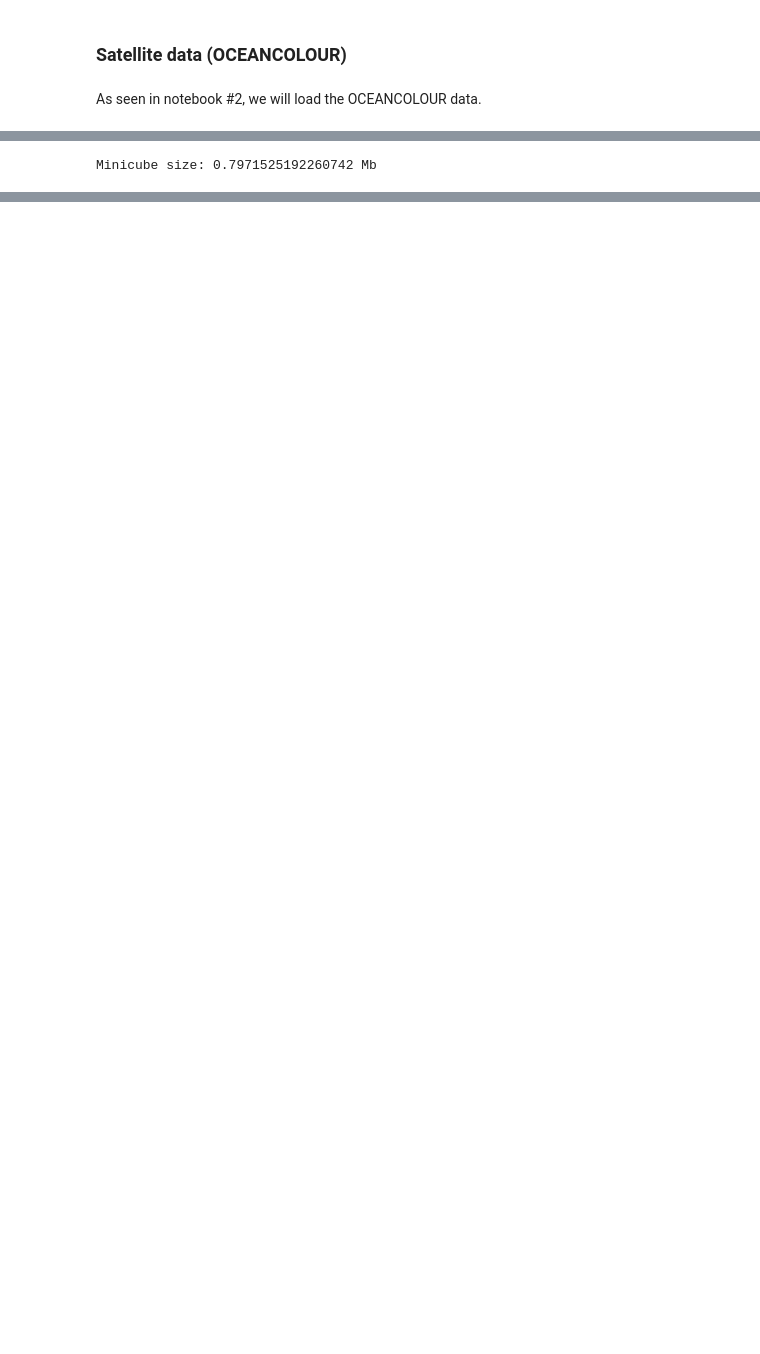
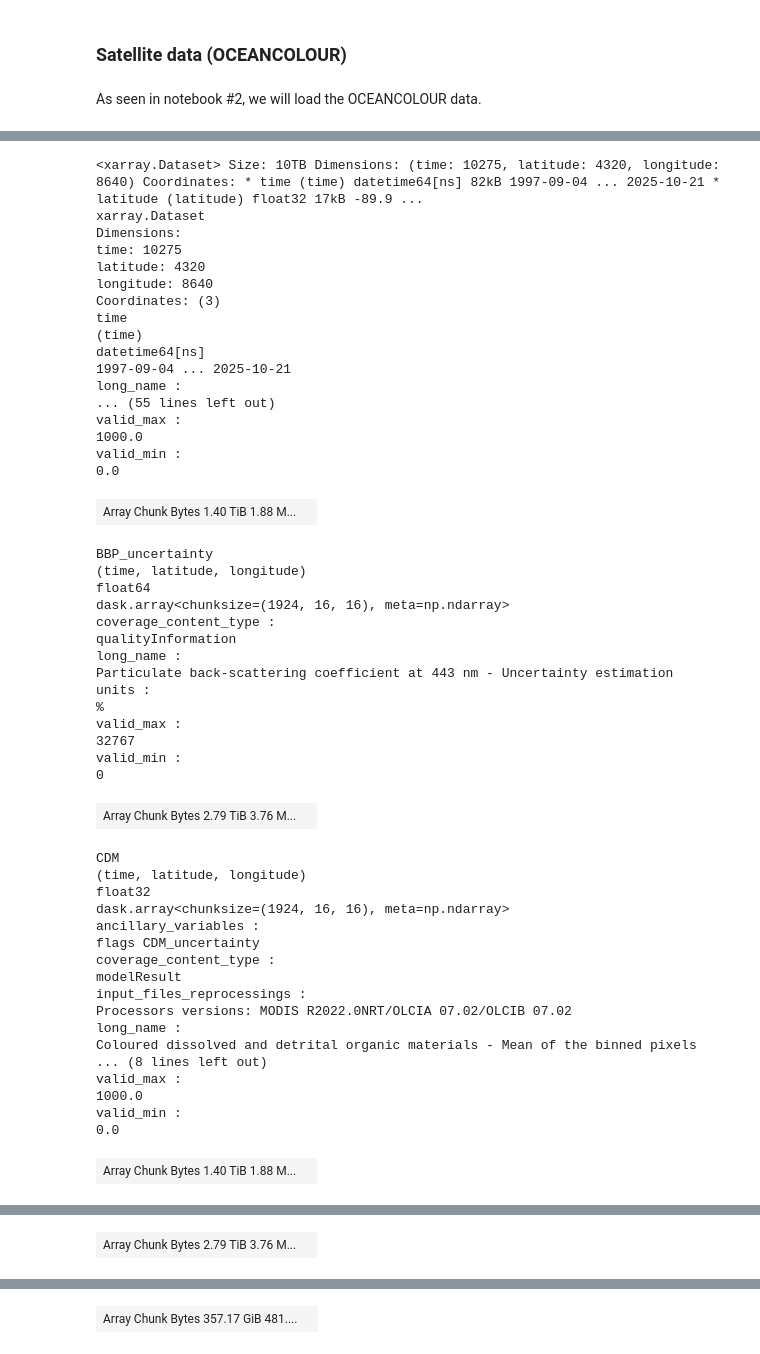
Before and after one commit to GwenaelCaer/1_bgc_argo, a Jupyter notebook: notebooks/3_Colocalizing_in-situ_and_satellite_data.ipynb, the cells around one changed output, grey strips where cells are left out. Drawn from its saved outputs; the diff is of its cells as text; code cells hidden in the pictures; blank space fills up the shorter version.

```diff
--- a/notebooks/3_Colocalizing_in-situ_and_satellite_data.ipynb
+++ b/notebooks/3_Colocalizing_in-situ_and_satellite_data.ipynb
@@ -352,4 +84,23 @@ minicube.isel(obs=4, t=0).GLO_CHL.plot(x='x', y='y', cmap='viridis')
-# %%
-print(f"Minicube size: {minicube.nbytes / (1024 ** 2)} Mb")
-# %% [output]
-Minicube size: 0.7971525192260742 Mb
+# %%
+# The different datasets required for this use case
+dataset_ids = {
+    'optics': 'cmems_obs-oc_glo_bgc-optics_my_l3-multi-4km_P1D',
+    'plankton': 'cmems_obs-oc_glo_bgc-plankton_my_l3-multi-4km_P1D',
+    'reflectance': 'cmems_obs-oc_glo_bgc-reflectance_my_l3-multi-4km_P1D',
+    'transp': 'cmems_obs-oc_glo_bgc-transp_my_l3-multi-4km_P1D',
+}
+
+# Choose a service and a dataset name
+service = 'timeseries' # or 'geoseries'
+name = 'optics'
+dataset_id = dataset_ids[name]
+# %%
+%%time
+# Open a single dataset
+grid = copernicusmarine.open_dataset(
+    dataset_id = dataset_id,
+    service = service,
+    chunk_size_limit = 1
+)
+grid
+# %% [output]
@@ -355,0 +111,51 @@ Minicube size: 0.7971525192260742 Mb
+<xarray.Dataset> Size: 10TB Dimensions: (time: 10275, latitude: 4320, longitude: 8640) Coordinates: * time (time) datetime64[ns] 82kB 1997-09-04 ... 2025-10-21 * latitude (latitude) float32 17kB -89.9 ...
+xarray.Dataset
+Dimensions:
+time: 10275
+latitude: 4320
+longitude: 8640
+Coordinates: (3)
+time
+(time)
+datetime64[ns]
+1997-09-04 ... 2025-10-21
+long_name :
+... (55 lines left out)
+valid_max :
+1000.0
+valid_min :
+0.0
+| Array Chunk Bytes 1.40 TiB 1.88 M... |  |
+BBP_uncertainty
+(time, latitude, longitude)
+float64
+dask.array<chunksize=(1924, 16, 16), meta=np.ndarray>
+coverage_content_type :
+qualityInformation
+long_name :
+Particulate back-scattering coefficient at 443 nm - Uncertainty estimation
+units :
+%
+valid_max :
+32767
+valid_min :
+0
+| Array Chunk Bytes 2.79 TiB 3.76 M... |  |
+CDM
+(time, latitude, longitude)
+float32
+dask.array<chunksize=(1924, 16, 16), meta=np.ndarray>
+ancillary_variables :
+flags CDM_uncertainty
+coverage_content_type :
+modelResult
+input_files_reprocessings :
+Processors versions: MODIS R2022.0NRT/OLCIA 07.02/OLCIB 07.02
+long_name :
+Coloured dissolved and detrital organic materials - Mean of the binned pixels
+... (8 lines left out)
+valid_max :
+1000.0
+valid_min :
+0.0
+| Array Chunk Bytes 1.40 TiB 1.88 M... |  |
@@ -355,0 +176 @@ Minicube size: 0.7971525192260742 Mb
+| Array Chunk Bytes 2.79 TiB 3.76 M... |  |
@@ -355,0 +195 @@ Minicube size: 0.7971525192260742 Mb
+| Array Chunk Bytes 357.17 GiB 481.... |  |
```
Also changed, not shown: parts of 51 cells of this notebook, 4 other files.
